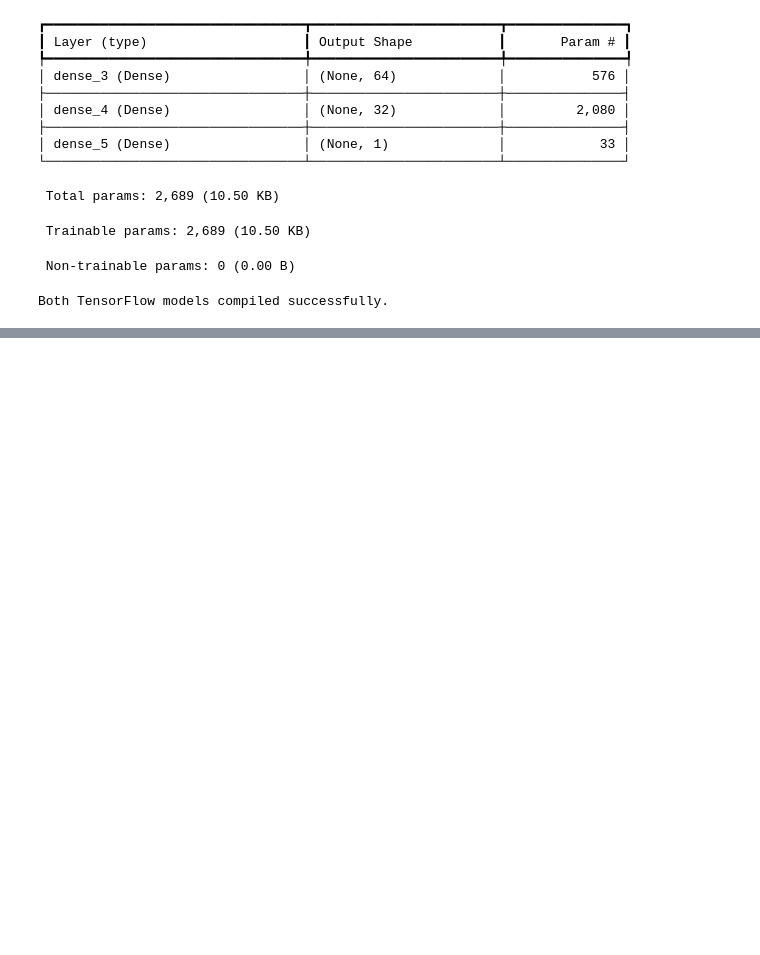
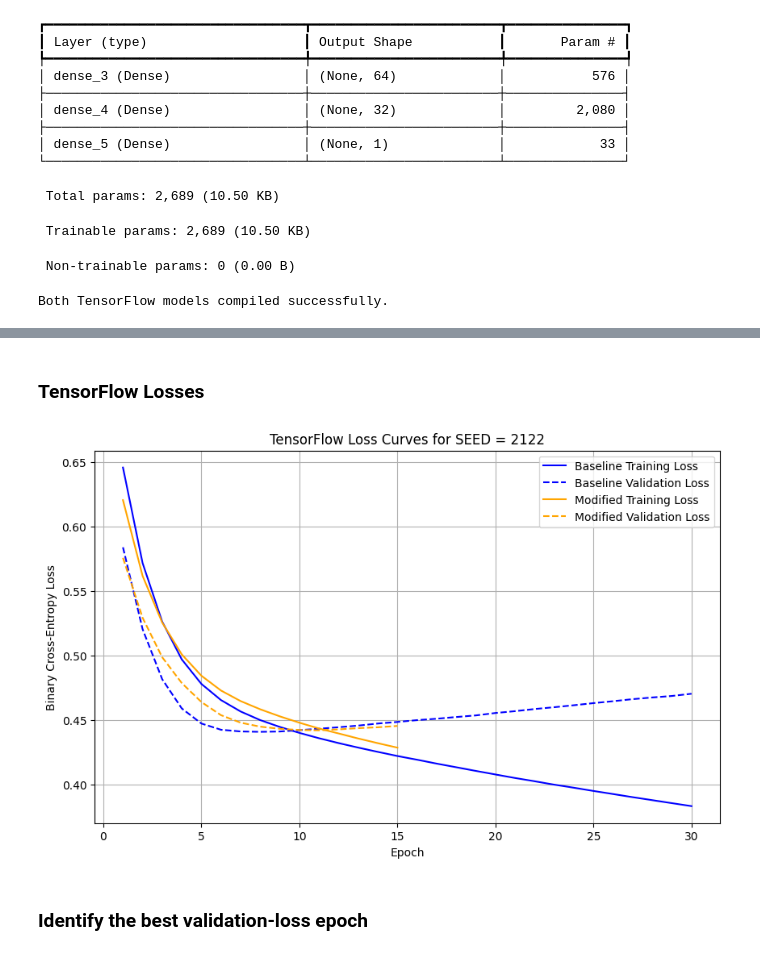
Before and after one commit to samruddhichitnis02/data266-2122, a Jupyter notebook: neural_networks.ipynb, the cells around one changed output, grey strips where cells are left out. Cells and saved outputs as stored; diff of their text form; code cells hidden in the pictures; blank space fills up the shorter version.

```diff
--- a/neural_networks.ipynb
+++ b/neural_networks.ipynb
@@ -990,0 +999,55 @@ TensorFlow Modified HP_ID 2           77.485379            0.506449
+# %% [markdown]
+### **TensorFlow Losses**
+# %%
+baseline_tf_epochs = range(
+    1,
+    len(baseline_tf_history.history["loss"]) + 1
+)
+
+modified_tf_epochs = range(
+    1,
+    len(modified_tf_history.history["loss"]) + 1
+)
+
+plt.figure(figsize=(10, 6))
+
+plt.plot(
+    baseline_tf_epochs,
+    baseline_tf_history.history["loss"],
+    label="Baseline Training Loss",
+    color="blue"
+)
+
+plt.plot(
+    baseline_tf_epochs,
+    baseline_tf_history.history["val_loss"],
+    label="Baseline Validation Loss",
+    color="blue",
+    linestyle="--"
+)
+
+plt.plot(
+    modified_tf_epochs,
+    modified_tf_history.history["loss"],
+    label="Modified Training Loss",
+    color="orange"
+)
+
+plt.plot(
+    modified_tf_epochs,
+    modified_tf_history.history["val_loss"],
+    label="Modified Validation Loss",
+    color="orange",
+    linestyle="--"
+)
+
+plt.xlabel("Epoch")
+plt.ylabel("Binary Cross-Entropy Loss")
+plt.title(f"TensorFlow Loss Curves for SEED = {SEED}")
+plt.legend()
+plt.grid(True)
+plt.show()
+# %% [output]
+[figure, added]
+# %% [markdown]
+### **Identify the best validation-loss epoch**
```
Also changed, not shown: parts of 38 cells of this notebook.
